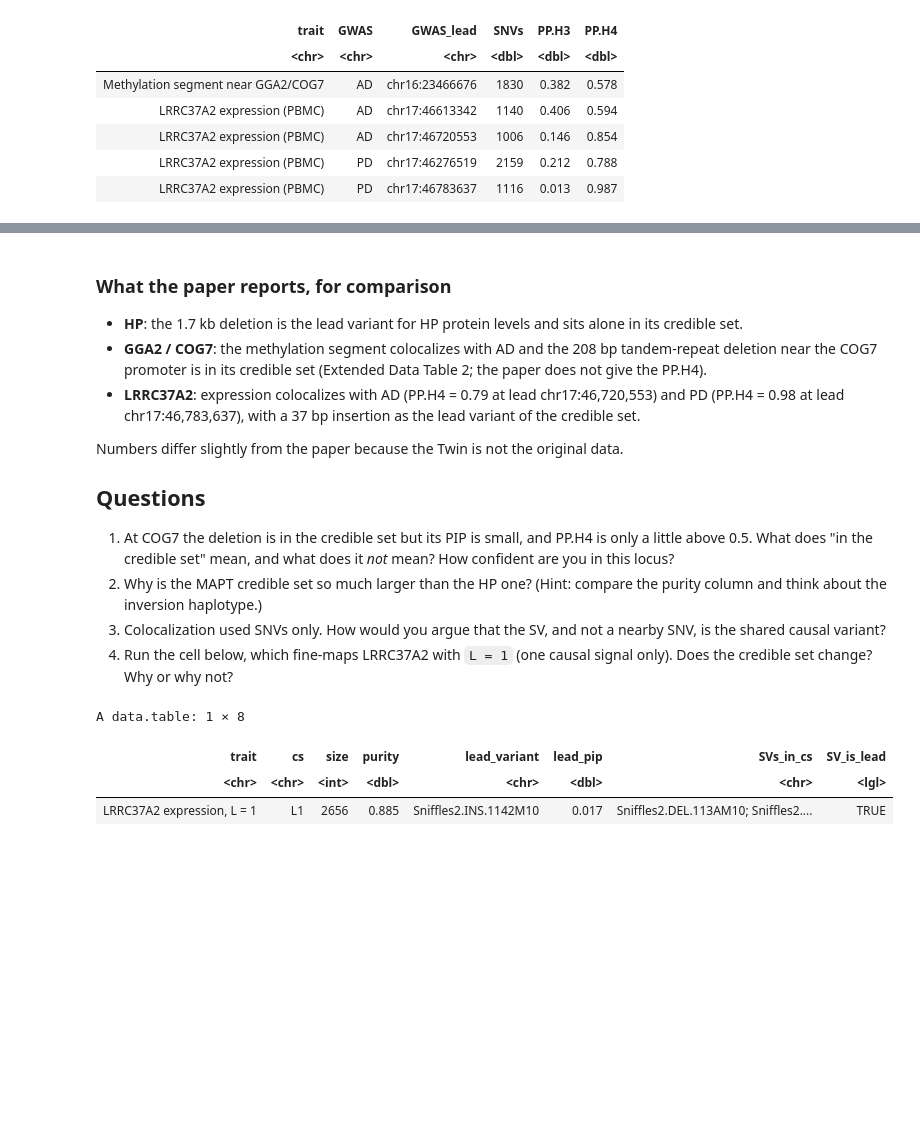
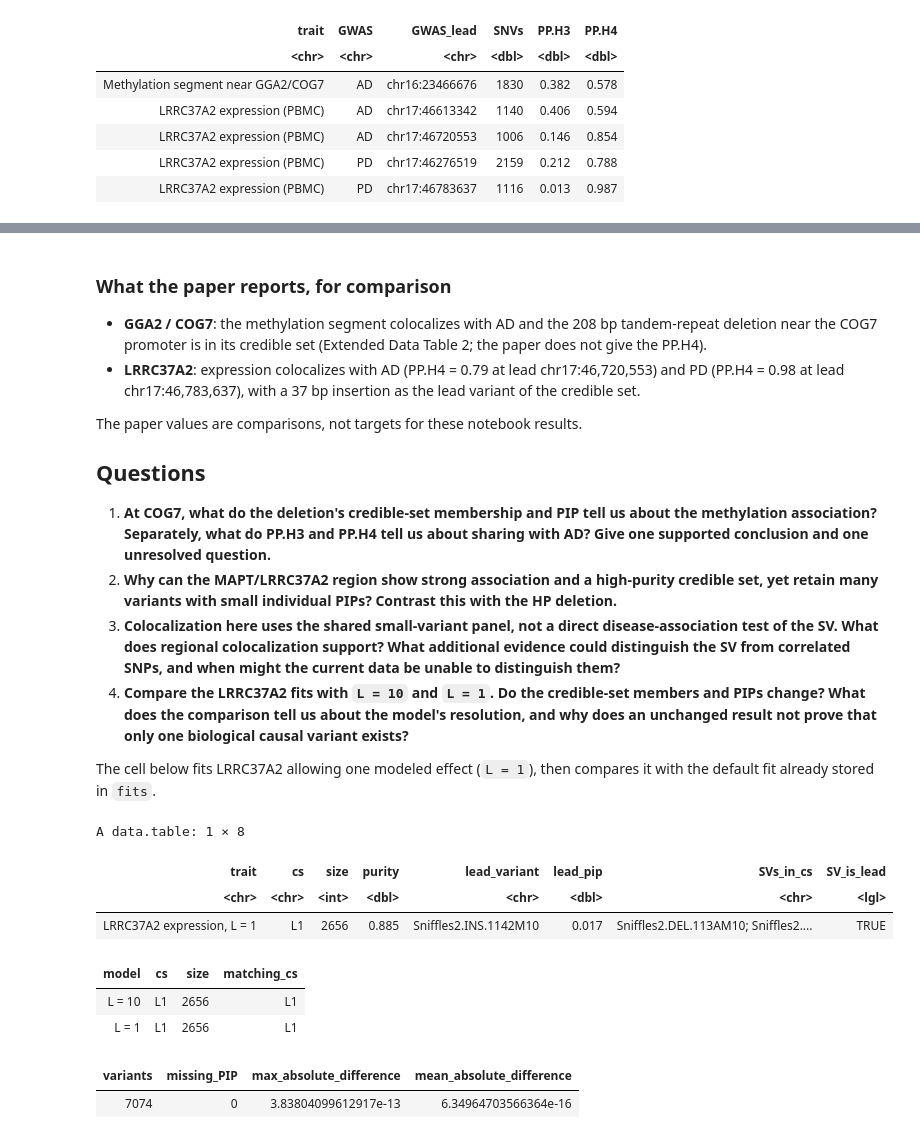
Before and after one commit to Junkkkk/sv-finemapping-coloc-tutorial, a Jupyter notebook: notebooks/02_finemapping_and_colocalization.ipynb, the cells around one changed output, grey strips where cells are left out. Cells and saved outputs as stored; diff of their text form; code cells hidden in the pictures; blank space fills up the shorter version.

```diff
--- a/notebooks/02_finemapping_and_colocalization.ipynb
+++ b/notebooks/02_finemapping_and_colocalization.ipynb
@@ -563,24 +646,29 @@ A data.table: 5 × 11
 # %% [markdown]
 ### What the paper reports, for comparison
 
-* **HP**: the 1.7 kb deletion is the lead variant for HP protein levels and sits alone in its credible set.
 * **GGA2 / COG7**: the methylation segment colocalizes with AD and the 208 bp tandem-repeat deletion near the
   COG7 promoter is in its credible set (Extended Data Table 2; the paper does not give the PP.H4).
 * **LRRC37A2**: expression colocalizes with AD (PP.H4 = 0.79 at lead chr17:46,720,553) and PD (PP.H4 = 0.98
   at lead chr17:46,783,637), with a 37 bp insertion as the lead variant of the credible set.
 
-Numbers differ slightly from the paper because the Twin is not the original data.
+The paper values are comparisons, not targets for these notebook results.
 
 ## Questions
 
-1. At COG7 the deletion is in the credible set but its PIP is small, and PP.H4 is only a little above 0.5.
-   What does "in the credible set" mean, and what does it *not* mean? How confident are you in this locus?
-2. Why is the MAPT credible set so much larger than the HP one? (Hint: compare the purity column and
-   think about the inversion haplotype.)
-3. Colocalization used SNVs only. How would you argue that the SV, and not a nearby SNV, is the shared
-   causal variant?
-4. Run the cell below, which fine-maps LRRC37A2 with `L = 1` (one causal signal only). Does the credible
-   set change? Why or why not?
+1. **At COG7, what do the deletion's credible-set membership and PIP tell us about the methylation
+   association? Separately, what do PP.H3 and PP.H4 tell us about sharing with AD? Give one supported
+   conclusion and one unresolved question.**
+2. **Why can the MAPT/LRRC37A2 region show strong association and a high-purity credible set, yet retain
+   many variants with small individual PIPs? Contrast this with the HP deletion.**
+3. **Colocalization here uses the shared small-variant panel, not a direct disease-association test of
+   the SV. What does regional colocalization support? What additional evidence could distinguish the
+   SV from correlated SNPs, and when might the current data be unable to distinguish them?**
+4. **Compare the LRRC37A2 fits with `L = 10` and `L = 1`. Do the credible-set members and PIPs change?
+   What does the comparison tell us about the model's resolution, and why does an unchanged result
+   not prove that only one biological causal variant exists?**
+
+The cell below fits LRRC37A2 allowing one modeled effect (`L = 1`), then compares it with the default
+fit already stored in `fits`.
 # %%
 f1 <- finemap_pheno("MAPT", "RNA", "ENSG00000238083:LRRC37A2", L = 1)
 cs_summary(f1, "LRRC37A2 expression, L = 1")
@@ -589,3 +677,34 @@ A data.table: 1 × 8
 | trait | cs | size | purity | lead_variant | lead_pip | SVs_in_cs | SV_is_lead |
 | <chr> | <chr> | <int> | <dbl> | <chr> | <dbl> | <chr> | <lgl> |
 | LRRC37A2 expression, L = 1 | L1 | 2656 | 0.885 | Sniffles2.INS.1142M10 | 0.017 | Sniffles2.DEL.113AM10; Sniffles2.... | TRUE |
+# %%
+cs_members <- function(fit) {
+    lapply(fit$susie$sets$cs, function(indices) sort(colnames(fit$X)[indices]))
+}
+f10 <- fits[["ENSG00000238083:LRRC37A2"]]
+cs10 <- cs_members(f10); cs1 <- cs_members(f1)
+cat("Returned credible sets: L = 10:", length(cs10), "; L = 1:", length(cs1), "\n")
+
+# Match each set by variant IDs, allowing labels/order to differ; keep distinct sets separate.
+compare_members <- function(from, to, model) {
+    if (!length(from)) return(data.table(model = model, cs = "none", size = 0L, matching_cs = "none"))
+    rbindlist(lapply(seq_along(from), function(i) {
+        matches <- names(to)[vapply(to, function(ids) setequal(from[[i]], ids), logical(1))]
+        data.table(model = model, cs = names(from)[i], size = length(from[[i]]),
+                   matching_cs = if (length(matches)) paste(matches, collapse = "; ") else "none")
+    }))
+}
+rbind(compare_members(cs10, cs1, "L = 10"), compare_members(cs1, cs10, "L = 1"))
+
+# Align PIPs by variant ID rather than assuming the same row order.
+pip_comparison <- merge(f10$vardata[, .(var_id, pip_L10 = pip)],
+                        f1$vardata[, .(var_id, pip_L1 = pip)], by = "var_id", all = TRUE)
+pip_comparison[, .(variants = .N, missing_PIP = sum(is.na(pip_L10) | is.na(pip_L1)),
+                   max_absolute_difference = max(abs(pip_L10 - pip_L1), na.rm = TRUE),
+                   mean_absolute_difference = mean(abs(pip_L10 - pip_L1), na.rm = TRUE))]
+# %% [output]
+| model | cs | size | matching_cs |
+| L = 10 | L1 | 2656 | L1 |
+| L = 1 | L1 | 2656 | L1 |
+| variants | missing_PIP | max_absolute_difference | mean_absolute_difference |
+| 7074 | 0 | 3.83804099612917e-13 | 6.34964703566364e-16 |
```
Also changed, not shown: parts of 11 cells of this notebook, 3 other files.
